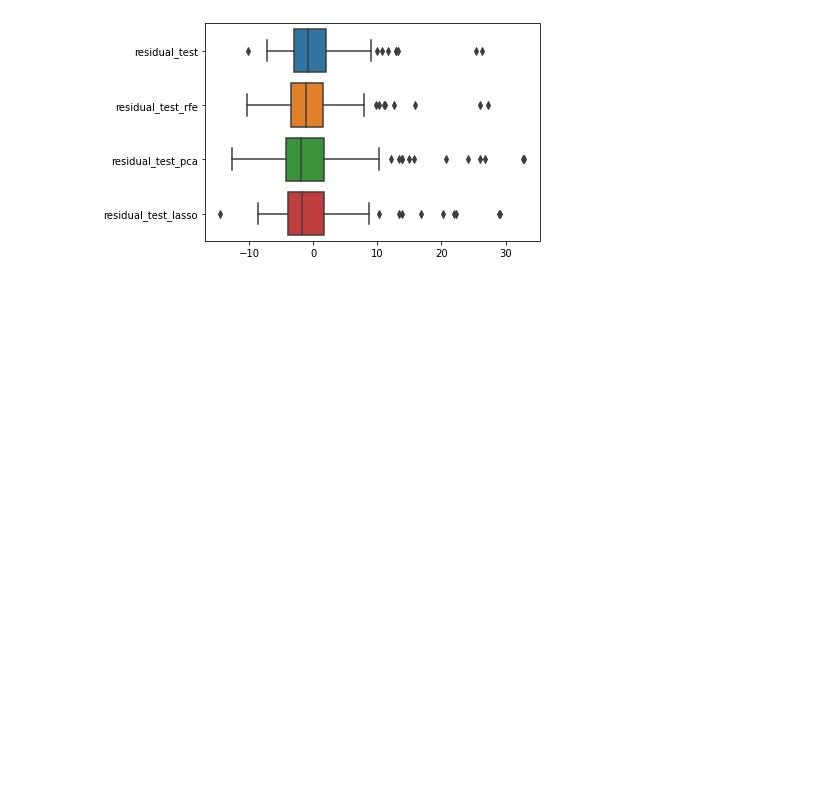
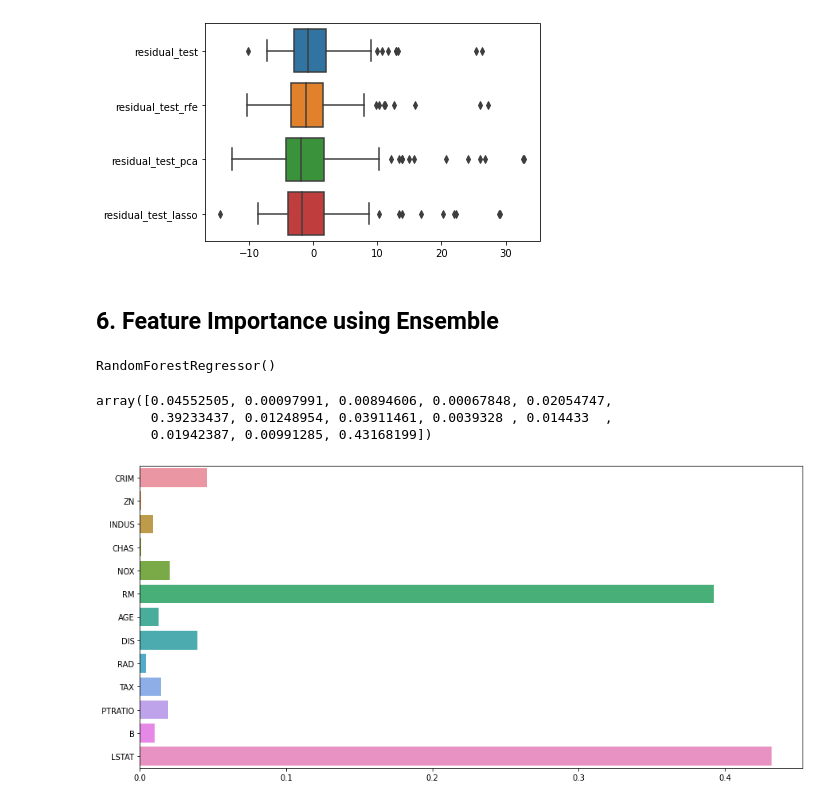
Before and after one commit to bansalkanav/Ultimate-Data-Science-Toolkit---From-Python-Basics-to-GenerativeAI, a Jupyter notebook: Module 4 - Machine Learning/04. Linear Regression/multiple_linear_reg_with_feature_selection.ipynb, the cells around one changed output. Drawn from its saved outputs; the diff is of its cells as text; code cells hidden in the pictures; blank space fills up the shorter version.

```diff
--- a/Module 4 - Machine Learning/04. Linear Regression/multiple_linear_reg_with_feature_selection.ipynb
+++ b/Module 4 - Machine Learning/04. Linear Regression/multiple_linear_reg_with_feature_selection.ipynb
@@ -1273,3 +1274,13 @@ sns.boxplot(data = res_df, orient='h')
 # %% [output]
 <AxesSubplot:>
 [figure]
+# %% [markdown]
+## 6. Feature Importance using Ensemble
+# %%
+from sklearn.ensemble import RandomForestRegressor
+
+model_rf = RandomForestRegressor()
+
+model_rf.fit(X_train, y_train)
+# %% [output]
+RandomForestRegressor()
@@ -1275,0 +1289,12 @@ sns.boxplot(data = res_df, orient='h')
+# %%
+model_rf.feature_importances_
+# %% [output]
+array([0.04552505, 0.00097991, 0.00894606, 0.00067848, 0.02054747,
+       0.39233437, 0.01248954, 0.03911461, 0.0039328 , 0.014433  ,
+       0.01942387, 0.00991285, 0.43168199])
+# %%
+plt.figure(figsize=(15,7))
+sns.barplot(x = model_rf.feature_importances_, y = X_train.columns, )
+plt.show();
+# %% [output]
+[figure, added]
```
Also changed, not shown: parts of 6 cells of this notebook.
